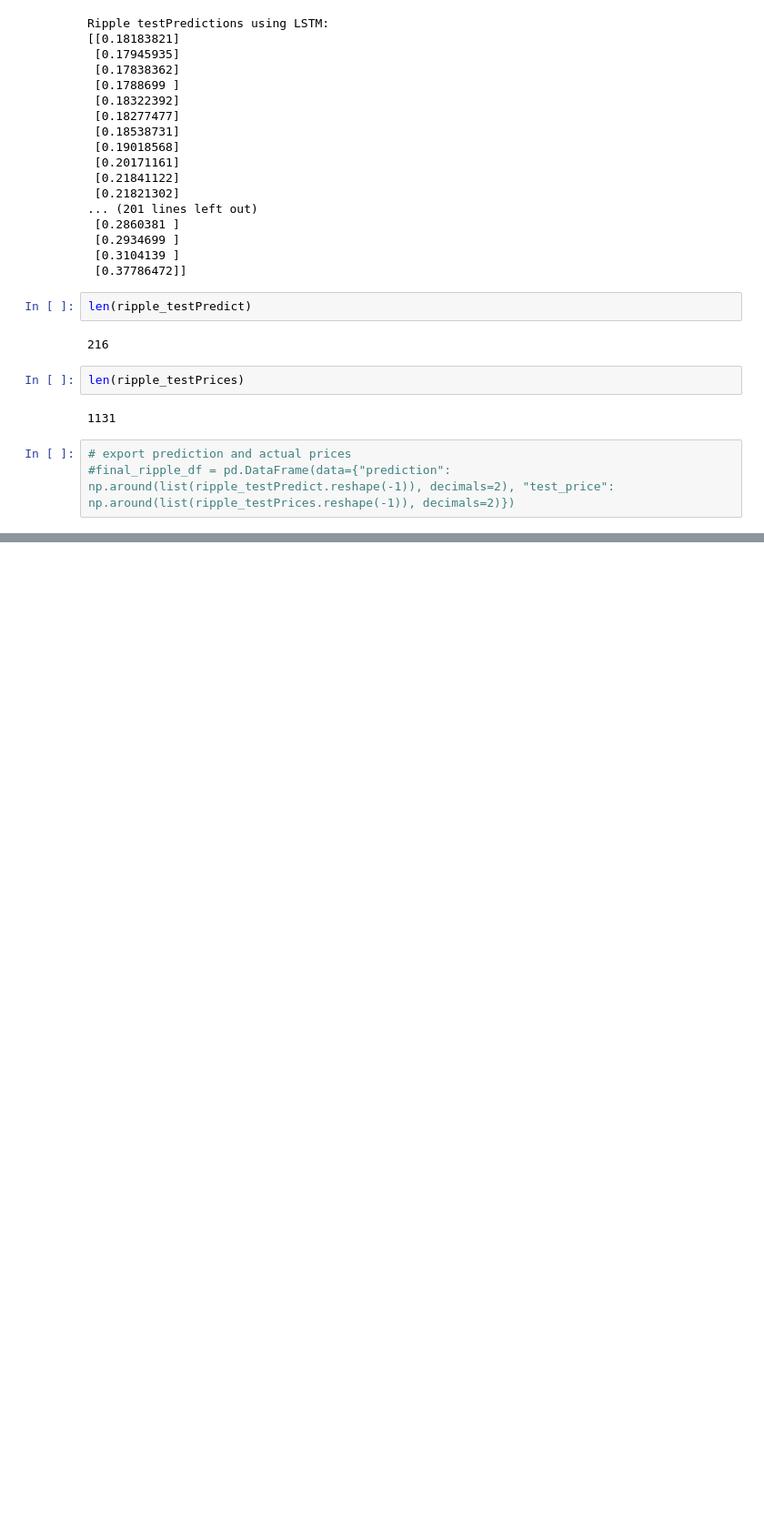
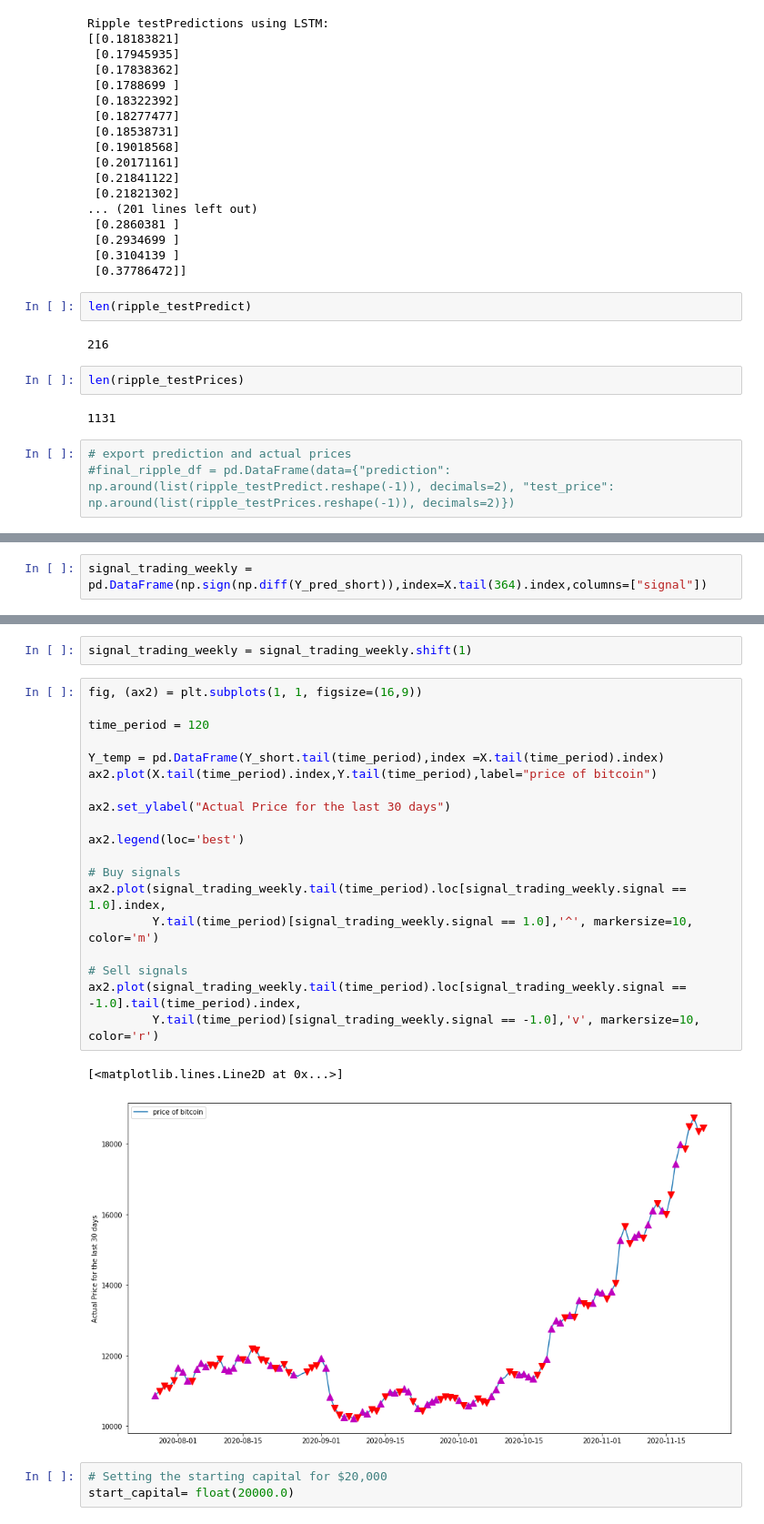
Before and after one commit to MohammedAamerHussain/Crypto-Portfolio-optimization, a Jupyter notebook: Cryptocurrency Asset Optimization.ipynb, the cells around one changed output, grey strips where cells are left out. Shown at 91% size. Drawn from its saved outputs; the diff is of its cells as text; blank space fills up the shorter version.

```diff
--- a/Crypotocurrency Asset Optimization.ipynb
+++ b/Cryptocurrency Asset Optimization.ipynb
@@ -1217,0 +1407,2 @@ df_litecoin.shape
+# %%
+signal_trading_weekly = pd.DataFrame(np.sign(np.diff(Y_pred_short)),index=X.tail(364).index,columns=["signal"])
@@ -1217,0 +1419,27 @@ df_litecoin.shape
+# %%
+signal_trading_weekly = signal_trading_weekly.shift(1)
+# %%
+fig, (ax2) = plt.subplots(1, 1, figsize=(16,9))
+
+time_period = 120
+
+Y_temp = pd.DataFrame(Y_short.tail(time_period),index =X.tail(time_period).index)
+ax2.plot(X.tail(time_period).index,Y.tail(time_period),label="price of bitcoin")
+
+ax2.set_ylabel("Actual Price for the last 30 days")
+
+ax2.legend(loc='best')
+
+# Buy signals
+ax2.plot(signal_trading_weekly.tail(time_period).loc[signal_trading_weekly.signal == 1.0].index,
+         Y.tail(time_period)[signal_trading_weekly.signal == 1.0],'^', markersize=10, color='m')
+
+# Sell signals
+ax2.plot(signal_trading_weekly.tail(time_period).loc[signal_trading_weekly.signal == -1.0].tail(time_period).index,
+         Y.tail(time_period)[signal_trading_weekly.signal == -1.0],'v', markersize=10, color='r')
+# %% [output]
+[<matplotlib.lines.Line2D at 0x...>]
+[figure, added]
+# %%
+# Setting the starting capital for $20,000
+start_capital= float(20000.0)
```
Also changed, not shown: parts of 83 cells of this notebook, 1 other file.
